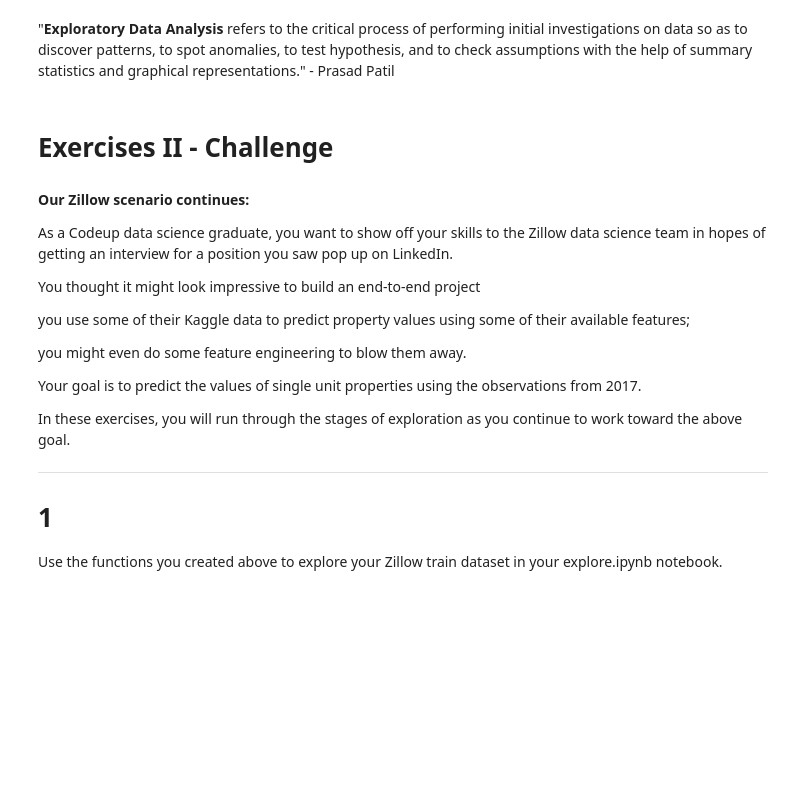
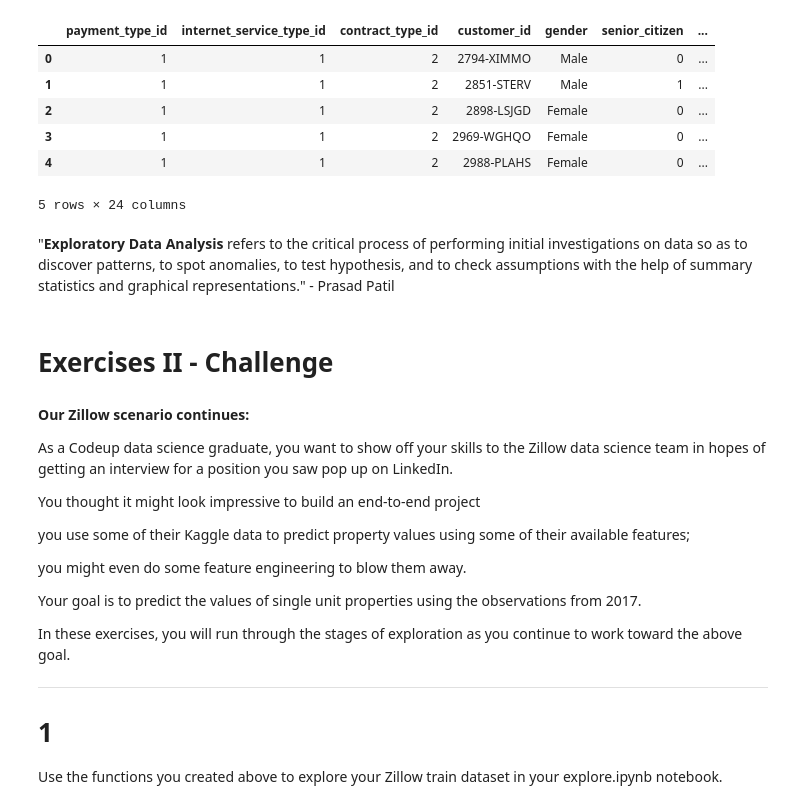
Before and after one commit to VelasquezAlejandro044/regression-exercises, a Jupyter notebook: explore.ipynb, the cells around one changed output. Drawn from its saved outputs; the diff is of its cells as text; code cells hidden in the pictures; blank space fills up the shorter version.

```diff
--- a/explore.ipynb
+++ b/explore.ipynb
@@ -1,3 +64,14 @@
+# %%
+df = wrangle.new_telco_data()
+df.head()
+# %% [output]
+|  | payment_type_id | internet_service_type_id | contract_type_id | customer_id | gender | senior_citizen | ... |
+| 0 | 1 | 1 | 2 | 2794-XIMMO | Male | 0 | ... |
+| 1 | 1 | 1 | 2 | 2851-STERV | Male | 1 | ... |
+| 2 | 1 | 1 | 2 | 2898-LSJGD | Female | 0 | ... |
+| 3 | 1 | 1 | 2 | 2969-WGHQO | Female | 0 | ... |
+| 4 | 1 | 1 | 2 | 2988-PLAHS | Female | 0 | ... |
+5 rows × 24 columns
 # %% [markdown]
 "**Exploratory Data Analysis** refers to the critical process of performing initial investigations on data so as to discover patterns, to spot anomalies, to test hypothesis, and to check assumptions with the help of summary statistics and graphical representations." - Prasad Patil
 # %%
```
Also changed, not shown: parts of 5 cells of this notebook, 1 other file.
